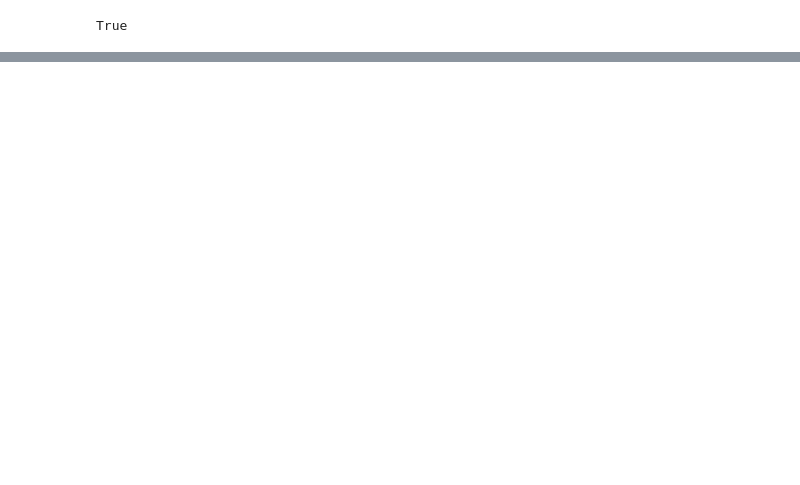
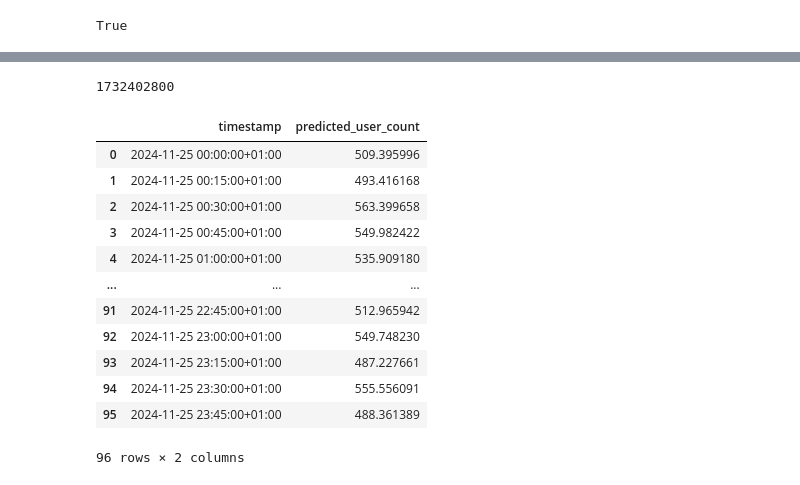
Before and after one commit to bibradar/ml, a Jupyter notebook: tst.ipynb, the cells around one changed output, grey strips where cells are left out. Drawn from its saved outputs; the diff is of its cells as text; code cells hidden in the pictures; blank space fills up the shorter version.

```diff
--- a/tst.ipynb
+++ b/tst.ipynb
@@ -141,0 +151,4 @@ forecasts = list(predictorTST.predict(test_ds))
+# %%
+int(datetime.datetime.now().replace(hour=0, minute=0, second=0).timestamp() + datetime.time)
+# %% [output]
+1732402800
@@ -141,0 +158,16 @@ forecasts = list(predictorTST.predict(test_ds))
+# %%
+df
+# %% [output]
+|  | timestamp | predicted_user_count |
+| 0 | 2024-11-25 00:00:00+01:00 | 509.395996 |
+| 1 | 2024-11-25 00:15:00+01:00 | 493.416168 |
+| 2 | 2024-11-25 00:30:00+01:00 | 563.399658 |
+| 3 | 2024-11-25 00:45:00+01:00 | 549.982422 |
+| 4 | 2024-11-25 01:00:00+01:00 | 535.909180 |
+| ... | ... | ... |
+| 91 | 2024-11-25 22:45:00+01:00 | 512.965942 |
+| 92 | 2024-11-25 23:00:00+01:00 | 549.748230 |
+| 93 | 2024-11-25 23:15:00+01:00 | 487.227661 |
+| 94 | 2024-11-25 23:30:00+01:00 | 555.556091 |
+| 95 | 2024-11-25 23:45:00+01:00 | 488.361389 |
+96 rows × 2 columns
```
Also changed, not shown: parts of 10 cells of this notebook.
